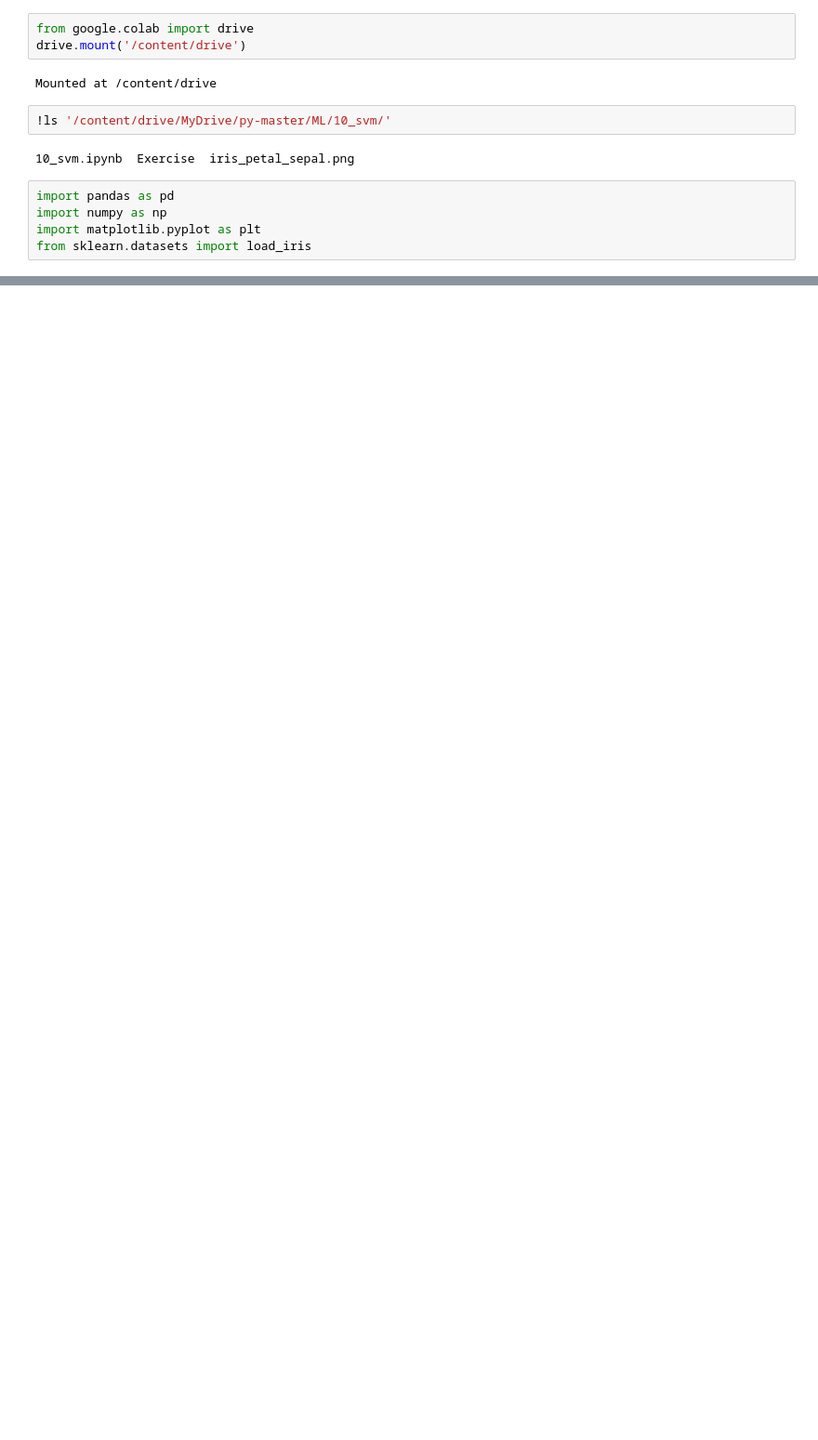
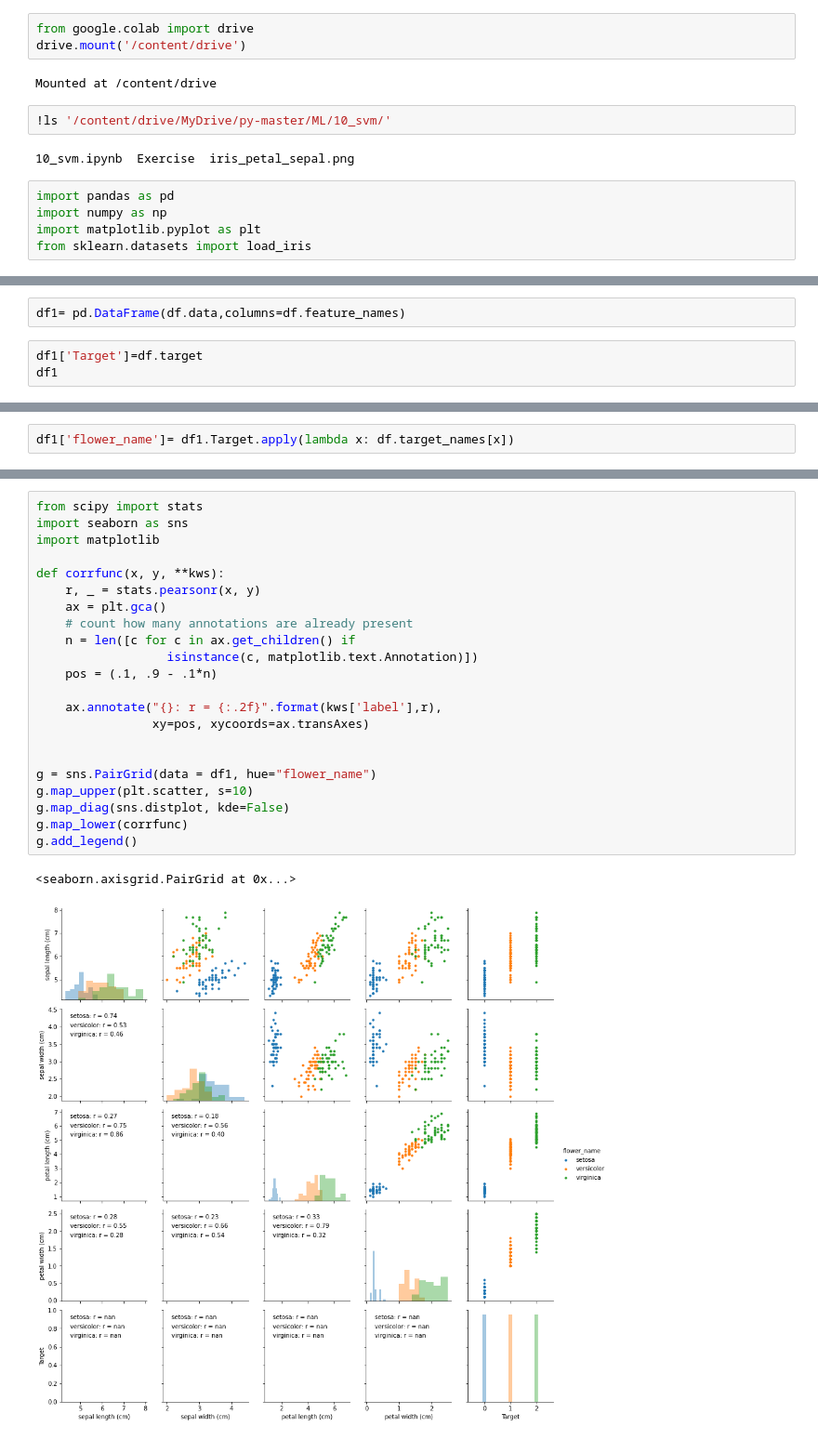
Before and after one commit to AftabUdaipurwala/MachineLearningBasics, a Jupyter notebook: Support_Vector_Machine_Classification.ipynb, the cells around one changed output, grey strips where cells are left out. Shown at 93% size. Saved outputs shown, nothing was run; the diff lists cells and outputs as text; blank space fills up the shorter version.

```diff
--- a/Support_Vector_Machine_Classification.ipynb
+++ b/Support_Vector_Machine_Classification.ipynb
@@ -37,0 +31,5 @@ df
+# %%
+df1= pd.DataFrame(df.data,columns=df.feature_names)
+# %%
+df1['Target']=df.target
+df1
@@ -37,0 +54,2 @@ df
+# %%
+df1['flower_name']= df1.Target.apply(lambda x: df.target_names[x])
@@ -37,0 +72,25 @@ df
+# %%
+from scipy import stats
+import seaborn as sns
+import matplotlib
+
+def corrfunc(x, y, **kws):
+    r, _ = stats.pearsonr(x, y)
+    ax = plt.gca()
+    # count how many annotations are already present
+    n = len([c for c in ax.get_children() if
+                  isinstance(c, matplotlib.text.Annotation)])
+    pos = (.1, .9 - .1*n)
+
+    ax.annotate("{}: r = {:.2f}".format(kws['label'],r),
+                xy=pos, xycoords=ax.transAxes)
+
+
+g = sns.PairGrid(data = df1, hue="flower_name")
+g.map_upper(plt.scatter, s=10)
+g.map_diag(sns.distplot, kde=False)
+g.map_lower(corrfunc)
+g.add_legend()
+# %% [output]
+<seaborn.axisgrid.PairGrid at 0x...>
+[figure, added]
```
Also changed, not shown: parts of 10 cells of this notebook.
